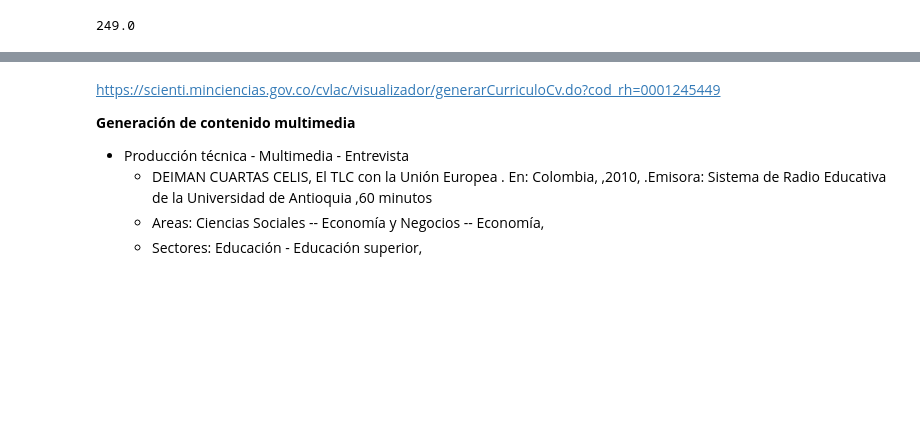
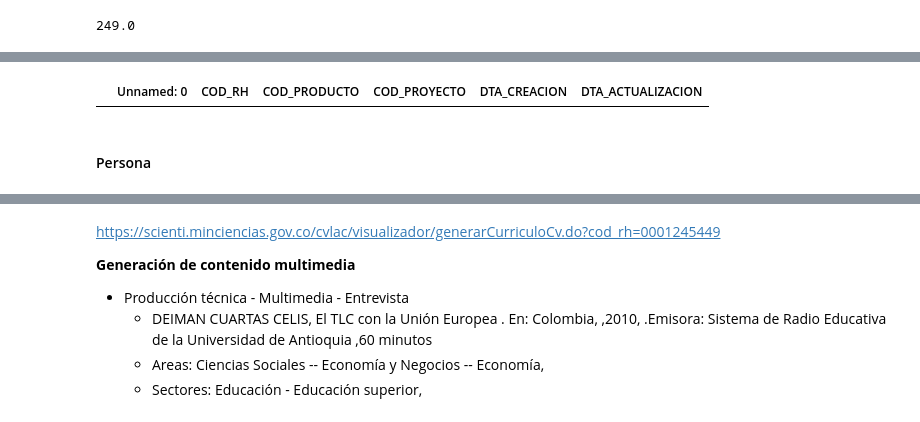
Before and after one commit to colav-playground/scienti, a Jupyter notebook: Scienti_UDEA.ipynb, the cells around one changed output, grey strips where cells are left out. Cells and saved outputs as stored; diff of their text form; code cells hidden in the pictures; blank space fills up the shorter version.

```diff
--- a/Scienti_UDEA.ipynb
+++ b/Scienti_UDEA.ipynb
@@ -425,0 +427,8 @@ array(['2H1', '2H9', '2H2', '2H3', '2H4'], dtype=object)
+# %%
+df=sc.read_drive_excel('RE_PROYECTO_PRODUCTO.xlsx',dtype=dtype)
+it=df[(df['COD_RH']==gc_gr['COD_RH']) & (df['COD_PRODUCTO']==gc_gr['COD_PRODUCTO'])]
+it
+# %% [output]
+|  | Unnamed: 0 | COD_RH | COD_PRODUCTO | COD_PROYECTO | DTA_CREACION | DTA_ACTUALIZACION |
+# %% [markdown]
+####  Persona
```
Also changed, not shown: parts of 55 cells of this notebook.
